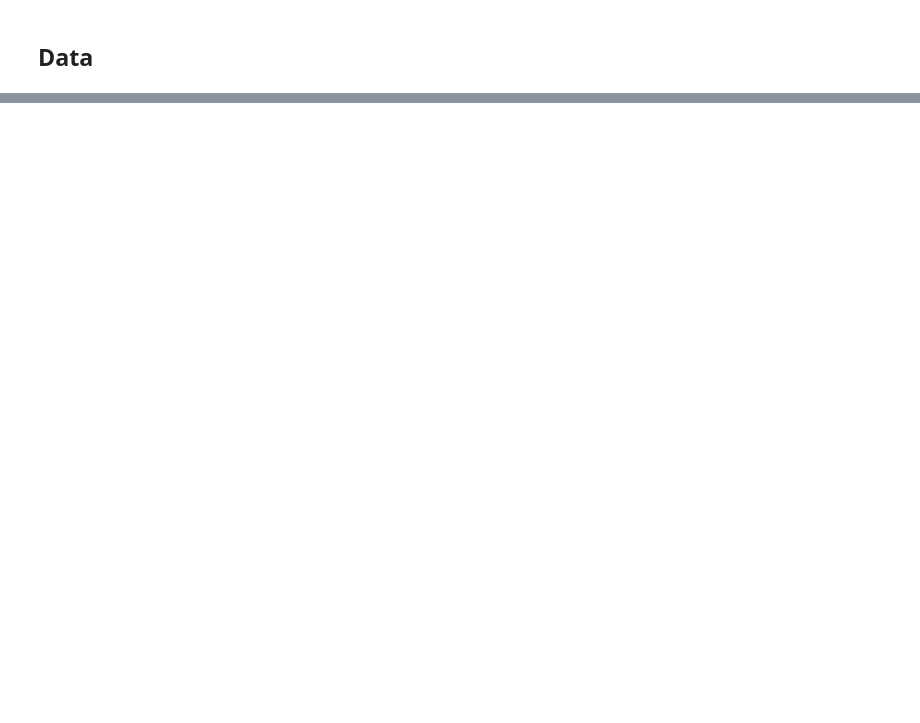
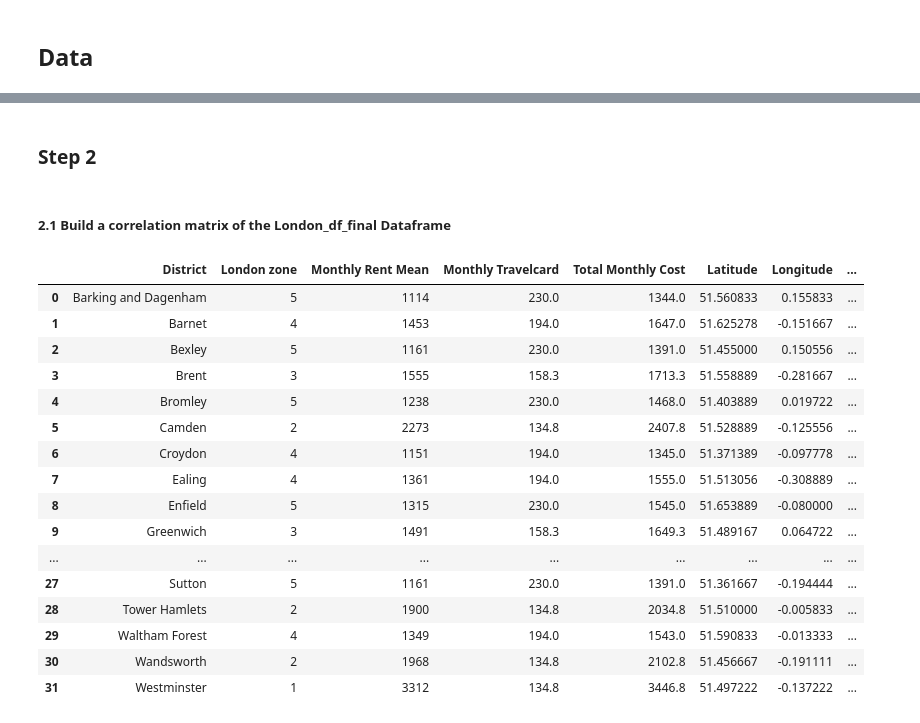
Before and after one commit to BeppeBM/Coursera_Capstone, a Jupyter notebook: CapstoneProject_BattleOfTheNeighborhoods.ipynb, the cells around one changed output, grey strips where cells are left out. Drawn from its saved outputs; the diff is of its cells as text; code cells hidden in the pictures; blank space fills up the shorter version.

```diff
--- a/CapstoneProject_BattleOfTheNeighborhoods.ipynb
+++ b/CapstoneProject_BattleOfTheNeighborhoods.ipynb
@@ -20,0 +251,24 @@ From this database it is possible to extract all required geographical details f
+# %% [markdown]
+### Step 2
+# %% [markdown]
+##### 2.1 Build a correlation matrix of the __London_df_final__ Dataframe
+# %%
+London_df_final
+# %% [output]
+|  | District | London zone | Monthly Rent Mean | Monthly Travelcard | Total Monthly Cost | Latitude | Longitude | ... |
+| 0 | Barking and Dagenham | 5 | 1114 | 230.0 | 1344.0 | 51.560833 | 0.155833 | ... |
+| 1 | Barnet | 4 | 1453 | 194.0 | 1647.0 | 51.625278 | -0.151667 | ... |
+| 2 | Bexley | 5 | 1161 | 230.0 | 1391.0 | 51.455000 | 0.150556 | ... |
+| 3 | Brent | 3 | 1555 | 158.3 | 1713.3 | 51.558889 | -0.281667 | ... |
+| 4 | Bromley | 5 | 1238 | 230.0 | 1468.0 | 51.403889 | 0.019722 | ... |
+| 5 | Camden | 2 | 2273 | 134.8 | 2407.8 | 51.528889 | -0.125556 | ... |
+| 6 | Croydon | 4 | 1151 | 194.0 | 1345.0 | 51.371389 | -0.097778 | ... |
+| 7 | Ealing | 4 | 1361 | 194.0 | 1555.0 | 51.513056 | -0.308889 | ... |
+| 8 | Enfield | 5 | 1315 | 230.0 | 1545.0 | 51.653889 | -0.080000 | ... |
+| 9 | Greenwich | 3 | 1491 | 158.3 | 1649.3 | 51.489167 | 0.064722 | ... |
+| ... | ... | ... | ... | ... | ... | ... | ... | ... |
+| 27 | Sutton | 5 | 1161 | 230.0 | 1391.0 | 51.361667 | -0.194444 | ... |
+| 28 | Tower Hamlets | 2 | 1900 | 134.8 | 2034.8 | 51.510000 | -0.005833 | ... |
+| 29 | Waltham Forest | 4 | 1349 | 194.0 | 1543.0 | 51.590833 | -0.013333 | ... |
+| 30 | Wandsworth | 2 | 1968 | 134.8 | 2102.8 | 51.456667 | -0.191111 | ... |
+| 31 | Westminster | 1 | 3312 | 134.8 | 3446.8 | 51.497222 | -0.137222 | ... |
```
Also changed, not shown: parts of 72 cells of this notebook.
